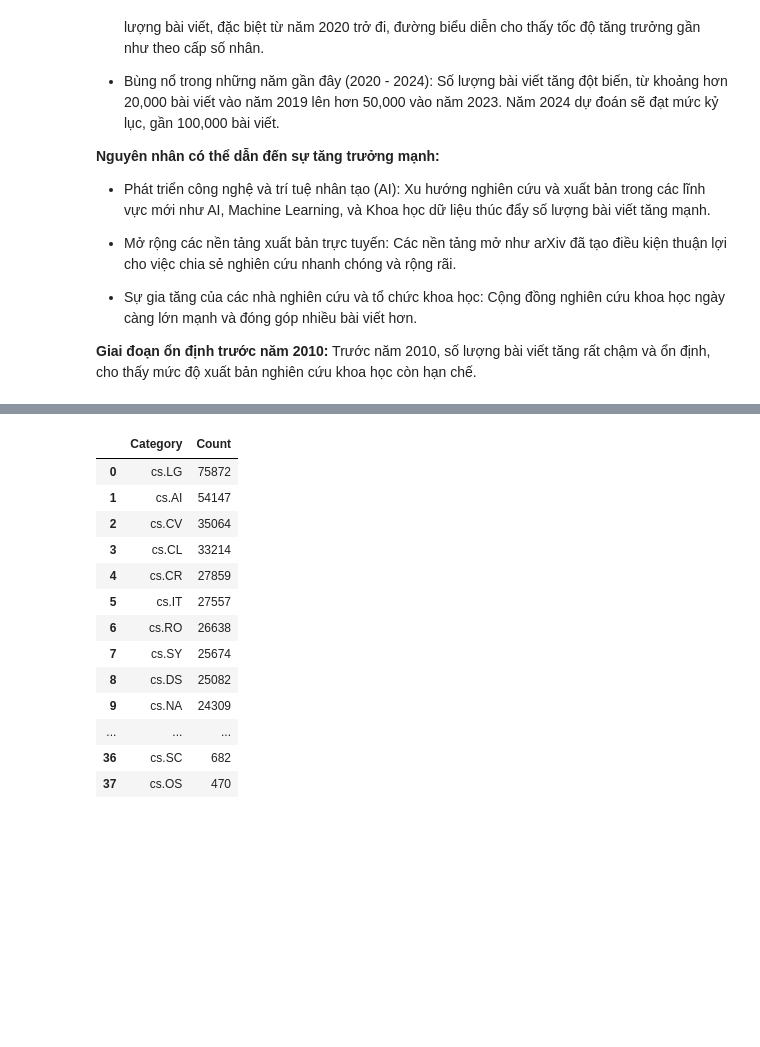
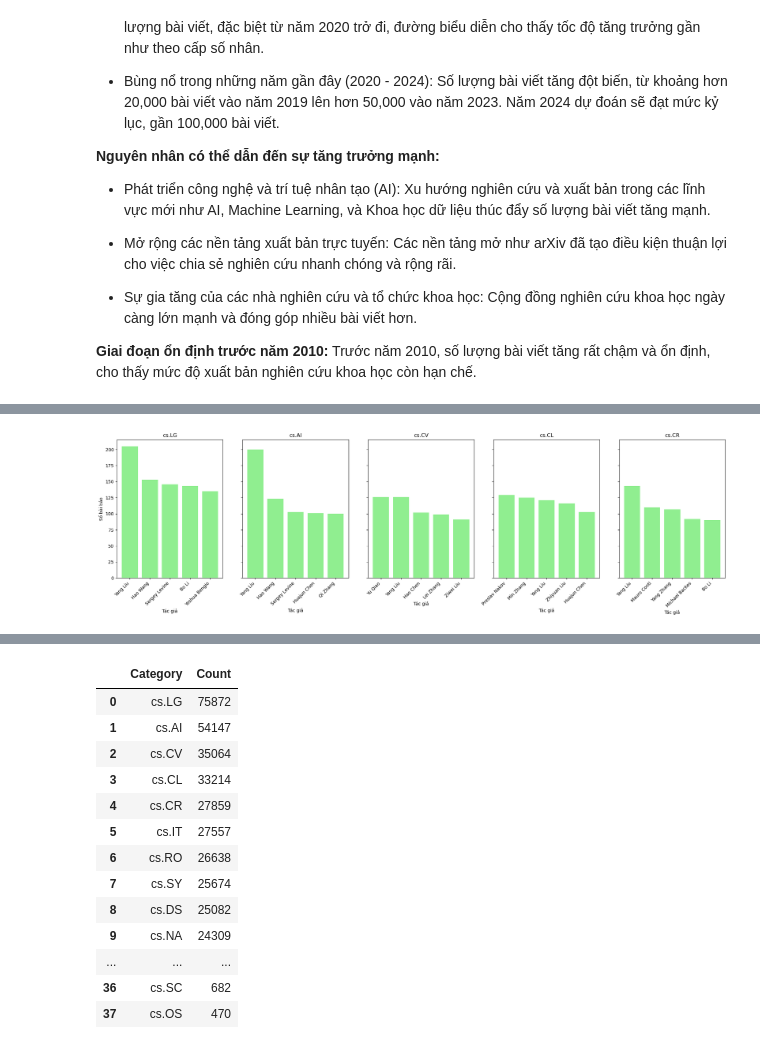
Before and after one commit to LeHongTien/Final_Project_NMKHDL, a Jupyter notebook: Exploring.ipynb, the cells around one changed output, grey strips where cells are left out. Cells and saved outputs as stored; diff of their text form; code cells hidden in the pictures; blank space fills up the shorter version.

Commit message:
Cập nhật sau vấn đáp.
Thêm 4 câu hỏi để khám phá thêm về tập dữ liệu.

```diff
--- a/Exploring.ipynb
+++ b/Exploring.ipynb
@@ -529,0 +502,25 @@ plt.show()
+# %%
+# Step 1: Tìm các lĩnh vực có số lượng bài báo lớn nhất
+categories_split = raw_df['categories'].str.split(',')
+category_counts = Counter([category.strip() for sublist in categories_split for category in sublist])
+top_categories = [category for category, _ in category_counts.most_common(5)]
+
+# Step 2: Tìm top 5 tác giả cho từng lĩnh vực
+top_authors_per_category = {}
+for category in top_categories:
+    # Lọc các bài báo thuộc lĩnh vực này
+    filtered_rows = raw_df[raw_df['categories'].str.contains(category)]
+
+    # Tách các tác giả và đếm số lần xuất hiện
+    authors_split = filtered_rows['authors'].str.split(',')
+    author_counts = Counter([author.strip() for sublist in authors_split for author in sublist])
+
+    # Lấy top 5 tác giả
+    top_authors_per_category[category] = author_counts.most_common(5)
+
+# Hiển thị kết quả
+for category, authors in top_authors_per_category.items():
+    print(f"Lĩnh vực: {category}")
+    for author, count in authors:
+        print(f"  - {author}: {count} bài")
+    print()
@@ -529,0 +545,19 @@ plt.show()
+# %%
+# Thiết lập kích thước và số lượng biểu đồ con (subplot)
+fig, axes = plt.subplots(1, 5, figsize=(20, 6), sharey=True)
+
+# Vẽ top 5 tác giả cho từng lĩnh vực
+for i, (category, authors_data) in enumerate(top_authors_per_category.items()):
+    authors, counts = zip(*authors_data)  # Tách tên tác giả và số lượng bài báo
+    axes[i].bar(authors, counts, color='lightgreen')  # Vẽ biểu đồ cột
+    axes[i].set_title(category)  # Đặt tiêu đề là tên lĩnh vực
+    axes[i].set_xticklabels(authors, rotation=45, ha='right')  # Xoay nhãn x để dễ đọc
+    axes[i].set_xlabel('Tác giả')
+    if i == 0:
+        axes[i].set_ylabel('Số bài báo')  # Thêm nhãn trục y cho biểu đồ đầu tiên
+
+# Điều chỉnh khoảng cách và hiển thị
+plt.tight_layout()
+plt.show()
+# %% [output]
+[figure, added]
```
Also changed, not shown: parts of 27 cells of this notebook.
